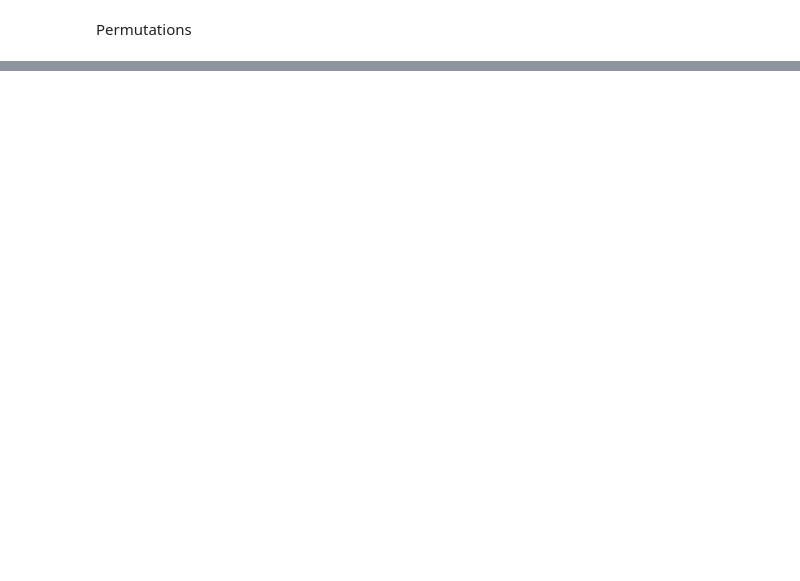
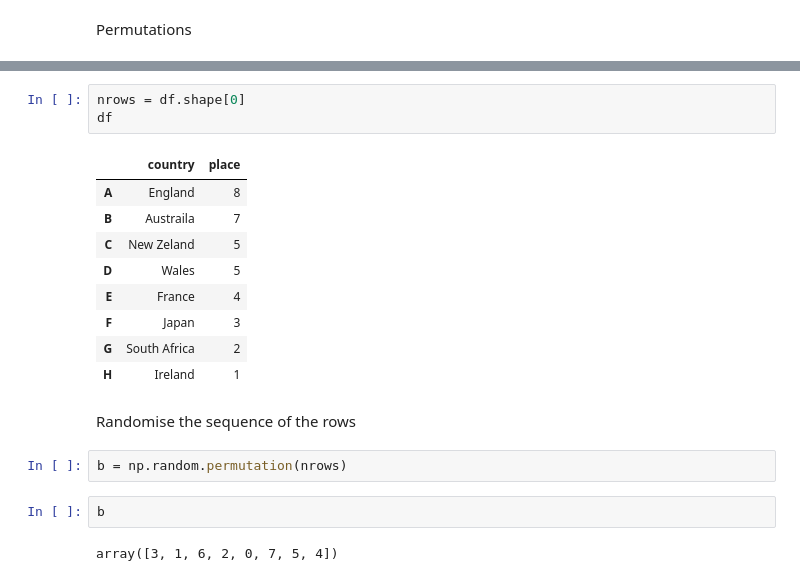
Before and after one commit to bexiturley/assignment-2019-programming-and-data-analysis, a Jupyter notebook: numpyrandom.ipynb, the cells around one changed output, grey strips where cells are left out. Cells and saved outputs as stored; diff of their text form; blank space fills up the shorter version.

Commit message:
First draft of permutations

```diff
--- a/numpyrandom.ipynb
+++ b/numpyrandom.ipynb
@@ -214,0 +240,21 @@ ModuleNotFoundError: No module named 'permutation'
+# %%
+nrows = df.shape[0]
+df
+# %% [output]
+|  | country | place |
+| A | England | 8 |
+| B | Austraila | 7 |
+| C | New Zeland | 5 |
+| D | Wales | 5 |
+| E | France | 4 |
+| F | Japan | 3 |
+| G | South Africa | 2 |
+| H | Ireland | 1 |
+# %% [markdown]
+Randomise the sequence of the rows
+# %%
+b = np.random.permutation(nrows)
+# %%
+b
+# %% [output]
+array([3, 1, 6, 2, 0, 7, 5, 4])
```
Also changed, not shown: parts of 34 cells of this notebook.
